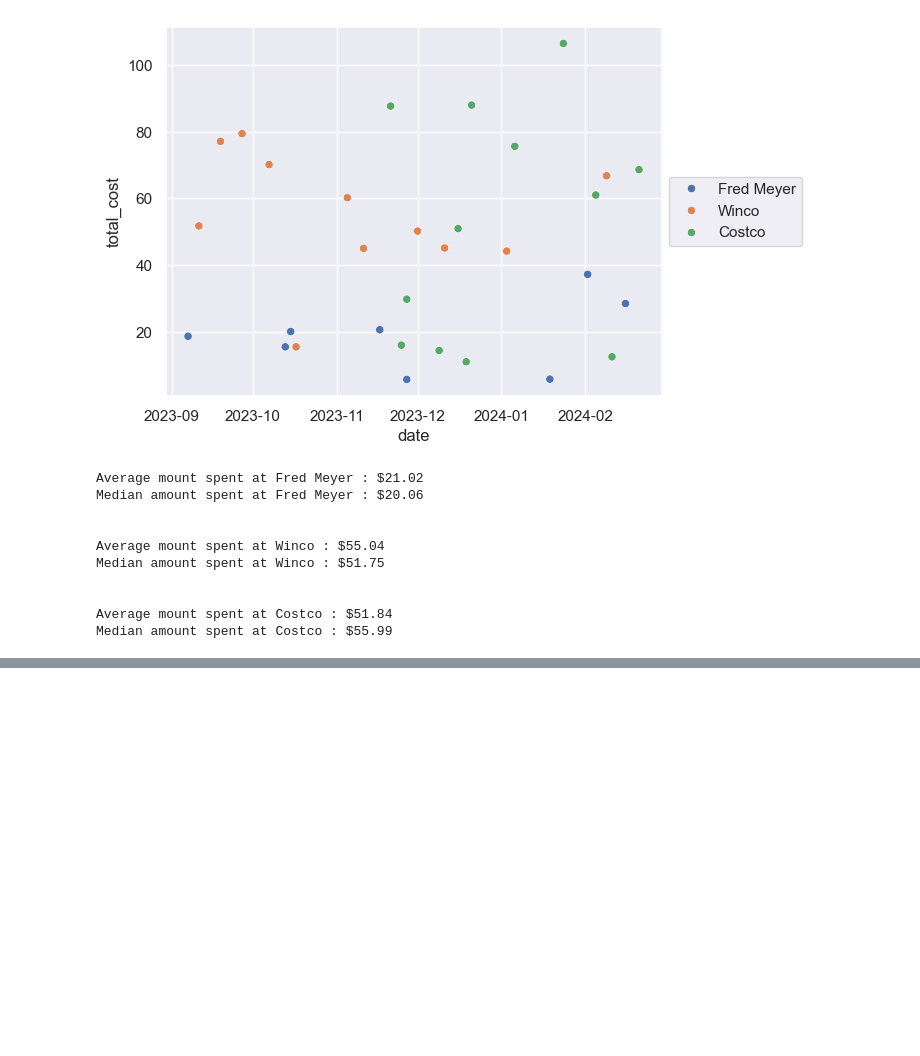
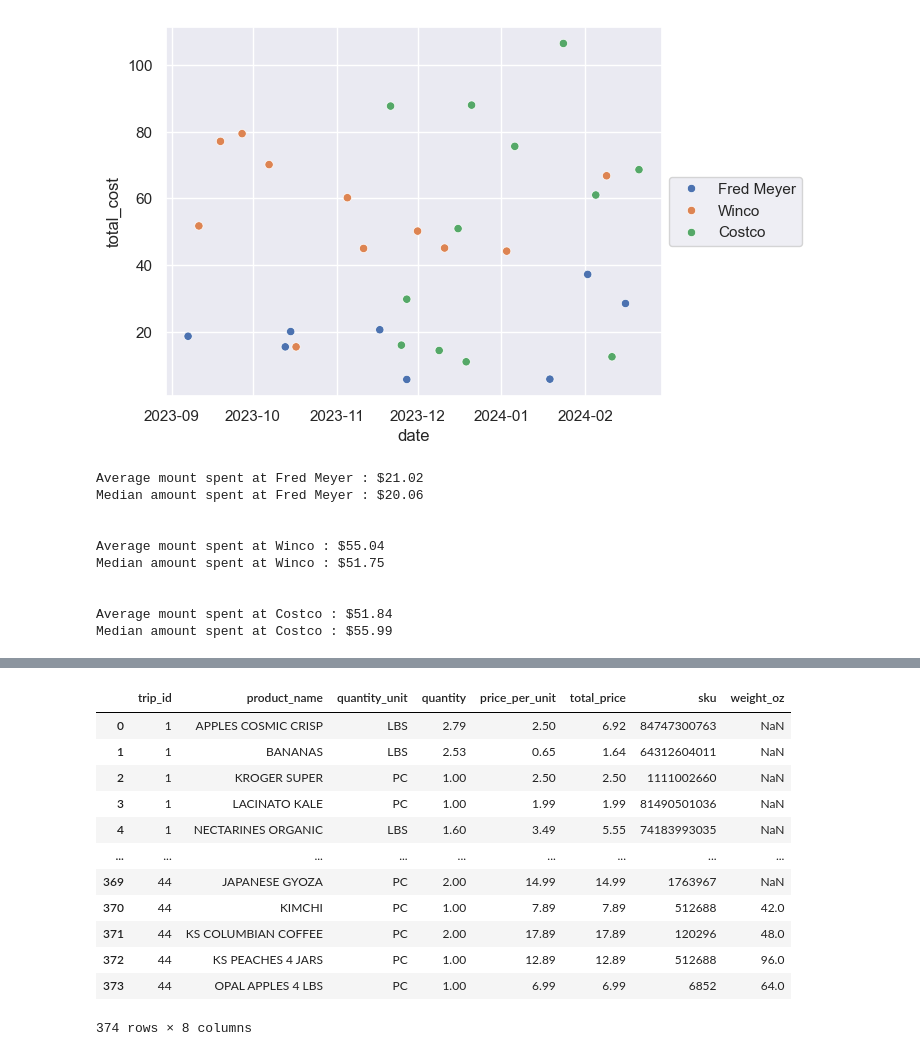
Before and after one commit to chanks06/grocery-db, a Jupyter notebook: analysis.ipynb, the cells around one changed output, grey strips where cells are left out. Saved outputs shown, nothing was run; the diff lists cells and outputs as text; code cells hidden in the pictures; blank space fills up the shorter version.

```diff
--- a/analysis.ipynb
+++ b/analysis.ipynb
@@ -222,0 +309,16 @@ Median amount spent at Costco : $55.99
+# %%
+items
+# %% [output]
+|  | trip_id | product_name | quantity_unit | quantity | price_per_unit | total_price | sku | weight_oz |
+| 0 | 1 | APPLES COSMIC CRISP | LBS | 2.79 | 2.50 | 6.92 | 84747300763 | NaN |
+| 1 | 1 | BANANAS | LBS | 2.53 | 0.65 | 1.64 | 64312604011 | NaN |
+| 2 | 1 | KROGER SUPER | PC | 1.00 | 2.50 | 2.50 | 1111002660 | NaN |
+| 3 | 1 | LACINATO KALE | PC | 1.00 | 1.99 | 1.99 | 81490501036 | NaN |
+| 4 | 1 | NECTARINES ORGANIC | LBS | 1.60 | 3.49 | 5.55 | 74183993035 | NaN |
+| ... | ... | ... | ... | ... | ... | ... | ... | ... |
+| 369 | 44 | JAPANESE GYOZA | PC | 2.00 | 14.99 | 14.99 | 1763967 | NaN |
+| 370 | 44 | KIMCHI | PC | 1.00 | 7.89 | 7.89 | 512688 | 42.0 |
+| 371 | 44 | KS COLUMBIAN COFFEE | PC | 2.00 | 17.89 | 17.89 | 120296 | 48.0 |
+| 372 | 44 | KS PEACHES 4 JARS | PC | 1.00 | 12.89 | 12.89 | 512688 | 96.0 |
+| 373 | 44 | OPAL APPLES 4 LBS | PC | 1.00 | 6.99 | 6.99 | 6852 | 64.0 |
+374 rows × 8 columns
```
Also changed, not shown: parts of 30 cells of this notebook, 1 other file.
